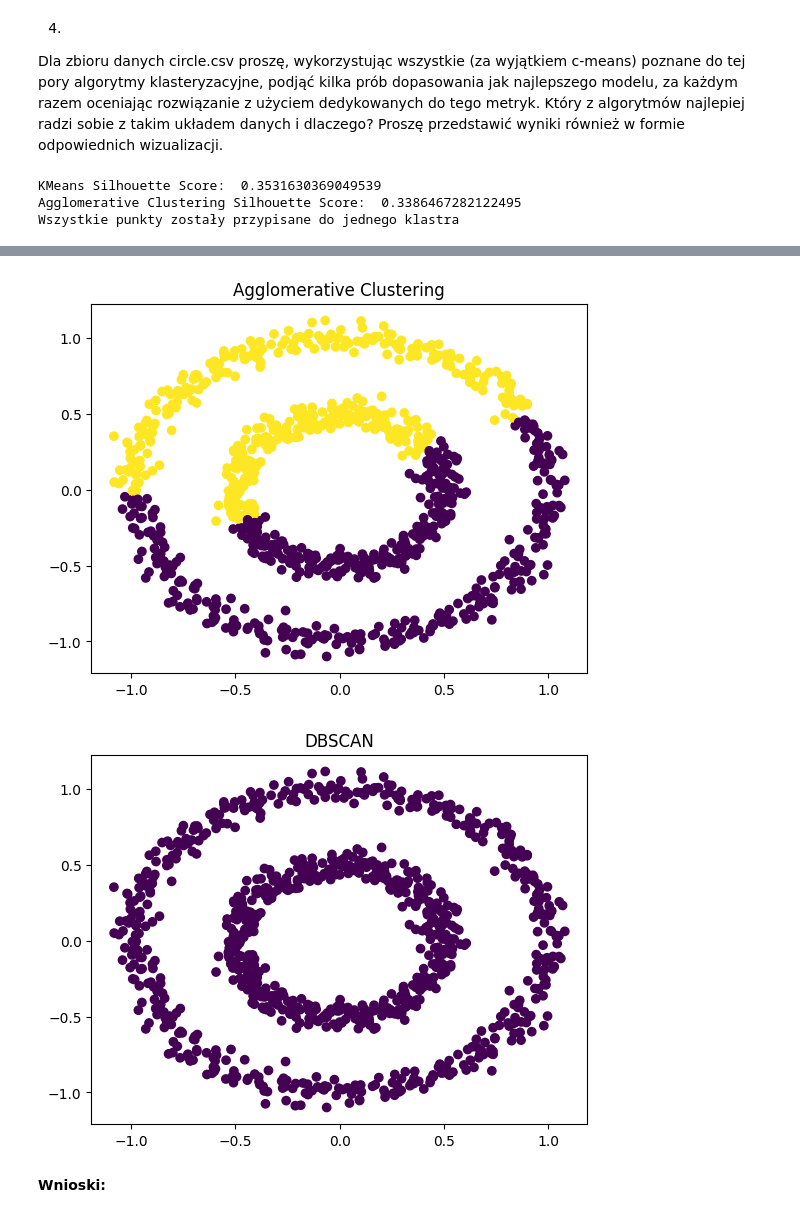
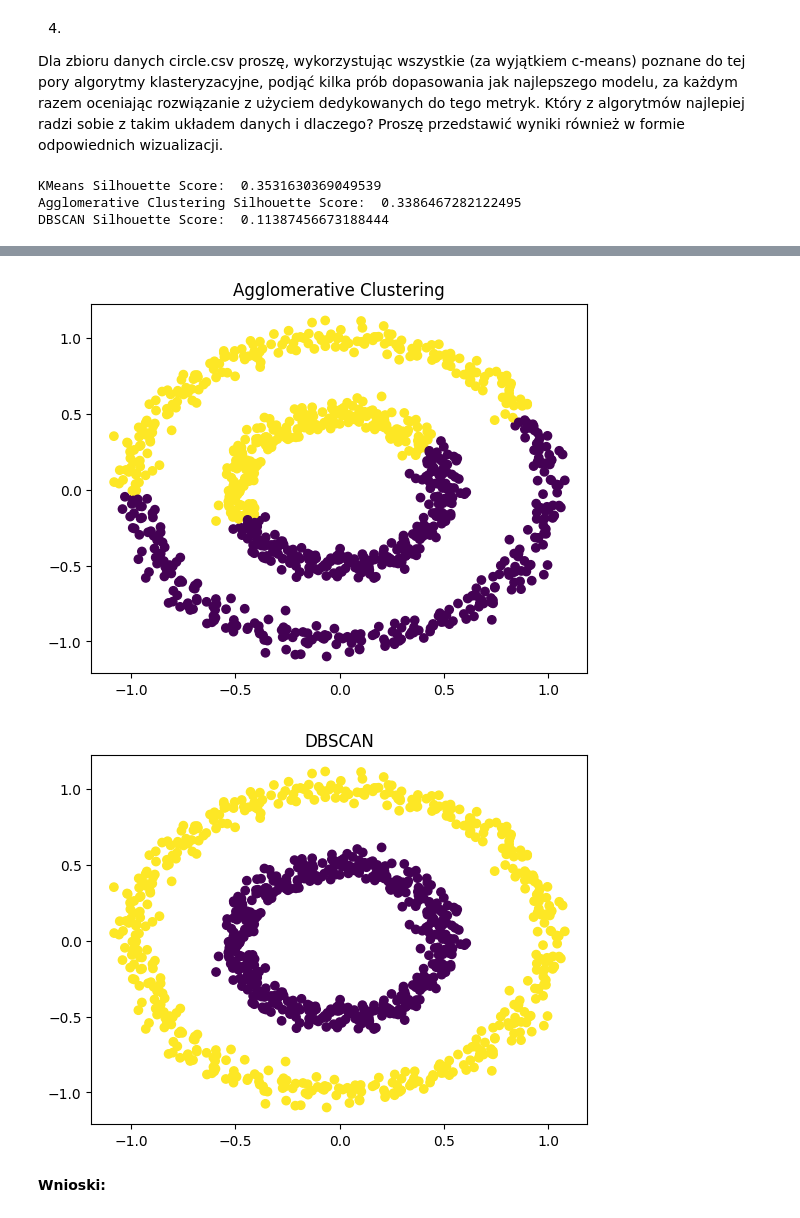
Before and after one commit to AleksanderSieklinski/Computational-Intelligence-Methods, a Jupyter notebook: lab07/lab7.ipynb, the cells around one changed output, grey strips where cells are left out. Cells and saved outputs as stored; diff of their text form; code cells hidden in the pictures.

Commit message:
changed epsilon in DBSCAN

```diff
--- a/lab07/lab7.ipynb
+++ b/lab07/lab7.ipynb
@@ -148,35 +148,35 @@ import pandas as pd
 from sklearn.cluster import KMeans, AgglomerativeClustering, DBSCAN
 from sklearn.metrics import silhouette_score
 import matplotlib.pyplot as plt
 
 df = pd.read_csv('circle.csv')
 kmeans = KMeans(n_clusters=2, init='k-means++', max_iter=300, n_init=10, random_state=0)
 pred_y_kmeans = kmeans.fit_predict(df)
 print('KMeans Silhouette Score: ', silhouette_score(df, pred_y_kmeans))
 agg_clustering = AgglomerativeClustering(n_clusters=2)
 pred_y_agg = agg_clustering.fit_predict(df)
 print('Agglomerative Clustering Silhouette Score: ', silhouette_score(df, pred_y_agg))
-dbscan = DBSCAN(eps=0.5)
+dbscan = DBSCAN(eps=0.2)
 pred_y_dbscan = dbscan.fit_predict(df)
 if len(set(pred_y_dbscan)) > 1:
     print('DBSCAN Silhouette Score: ', silhouette_score(df, pred_y_dbscan))
 else:
     print('Wszystkie punkty zostały przypisane do jednego klastra')
 plt.scatter(df['x1'], df['x2'], c=pred_y_kmeans)
 plt.title('KMeans Clustering')
 plt.show()
 plt.scatter(df['x1'], df['x2'], c=pred_y_agg)
 plt.title('Agglomerative Clustering')
 plt.show()
 plt.scatter(df['x1'], df['x2'], c=pred_y_dbscan)
 plt.title('DBSCAN')
 plt.show()
 # %% [output]
 KMeans Silhouette Score:  0.3531630369049539
 Agglomerative Clustering Silhouette Score:  0.3386467282122495
-Wszystkie punkty zostały przypisane do jednego klastra
+DBSCAN Silhouette Score:  0.11387456673188444
 [figure]
 [figure]
-[figure, old version]
+[figure, new version]
 # %% [markdown]
 **Wnioski:**
```
Also changed, not shown: parts of 1 cell of this notebook.
